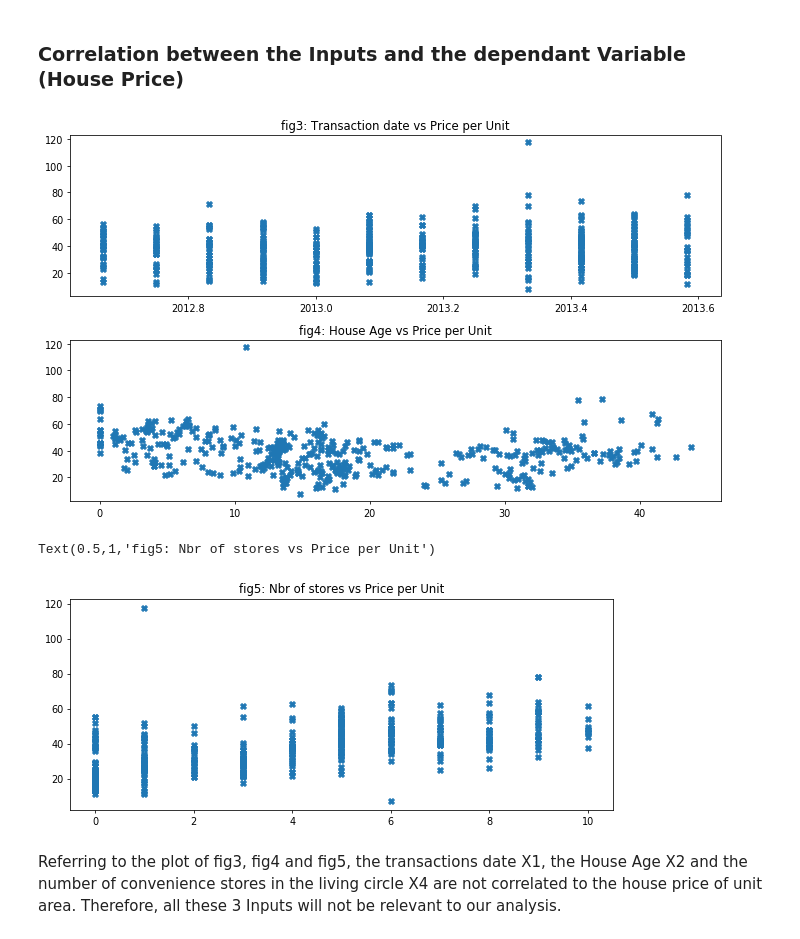
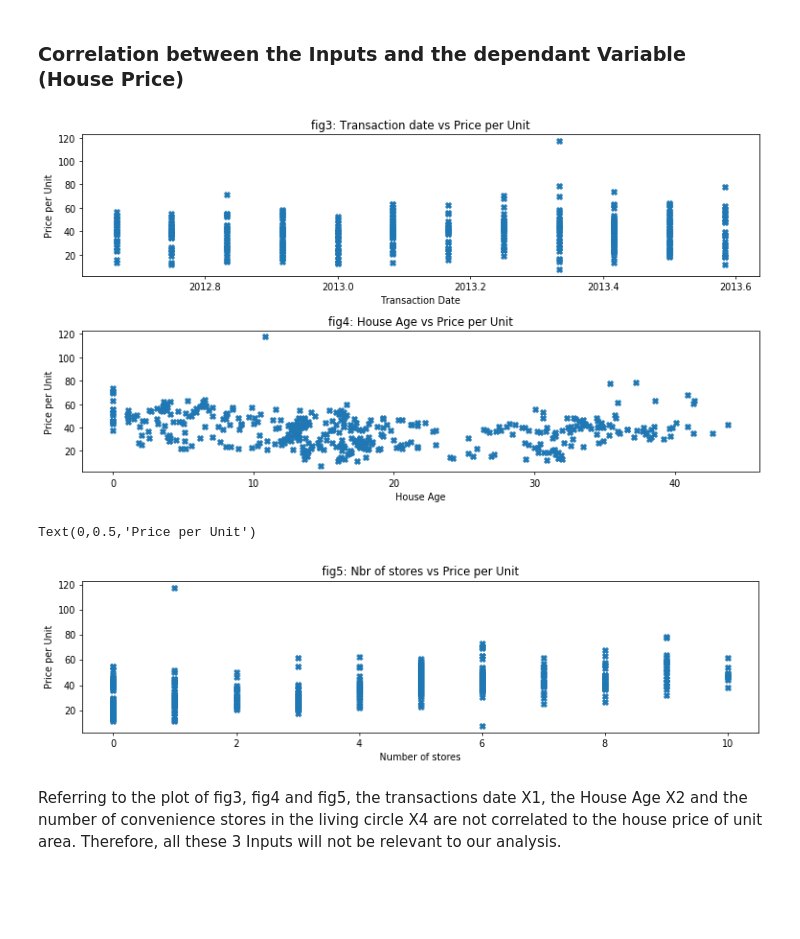
Before and after one commit to kelly19958468/Multivariable-Linear-Regression-Problem, a Jupyter notebook: Real Estate Valuation .ipynb, the cells around one changed output. Drawn from its saved outputs; the diff is of its cells as text; code cells hidden in the pictures; blank space fills up the shorter version.

```diff
--- a/Real Estate Valuation .ipynb
+++ b/Real Estate Valuation .ipynb
@@ -95,30 +101,33 @@ X5 and X6 are highly correlated.
 ### Correlation between the Inputs and the dependant Variable (House Price)
 # %%
 #Parameter of the graphs
-fig = plt.figure(figsize=(10,6), dpi=70)
+fig = plt.figure(figsize=(11,6), dpi=70)
 #Transaction date vs Price per Unit
 plt.subplot(2,1,1)
 x1 = df['X1']
 y = df['Y house price of unit area'];plt.scatter(x1,y, marker='X')
-plt.title('fig3: Transaction date vs Price per Unit')
+plt.title('fig3: Transaction date vs Price per Unit');plt.xlabel('Transaction Date')
+plt.ylabel('Price per Unit')
 plt.tight_layout()
 #House Age vs Price per Unit
 plt.subplot(2,1,2)
 x2 = df['X2']
 y = df['Y house price of unit area'];plt.scatter(x2,y, marker='X')
-plt.title('fig4: House Age vs Price per Unit')
+plt.title('fig4: House Age vs Price per Unit');plt.xlabel('House Age')
+plt.ylabel('Price per Unit')
 plt.tight_layout()
 # %% [output]
-[figure, old version]
+[figure, new version]
 # %%
 #Nbr of stores vs Price per Unit
-fig = plt.figure(figsize=(10,4), dpi=70)
+fig = plt.figure(figsize=(13,3), dpi=70)
 x4 = df['X4']
 y = df['Y house price of unit area'];plt.scatter(x4,y, marker='X')
-plt.title('fig5: Nbr of stores vs Price per Unit')
+plt.title('fig5: Nbr of stores vs Price per Unit');plt.xlabel('Number of stores')
+plt.ylabel('Price per Unit')
 # %% [output]
-Text(0.5,1,'fig5: Nbr of stores vs Price per Unit')
+Text(0,0.5,'Price per Unit')
-[figure, old version]
+[figure, new version]
 # %% [markdown]
 Referring to the plot of fig3, fig4 and fig5, the transactions date X1, the House Age X2 and the number of convenience stores in the living circle X4 are not correlated to the house price of unit area. Therefore, all these 3 Inputs will not be relevant to our analysis.
 # %%
```
Also changed, not shown: parts of 17 cells of this notebook.
